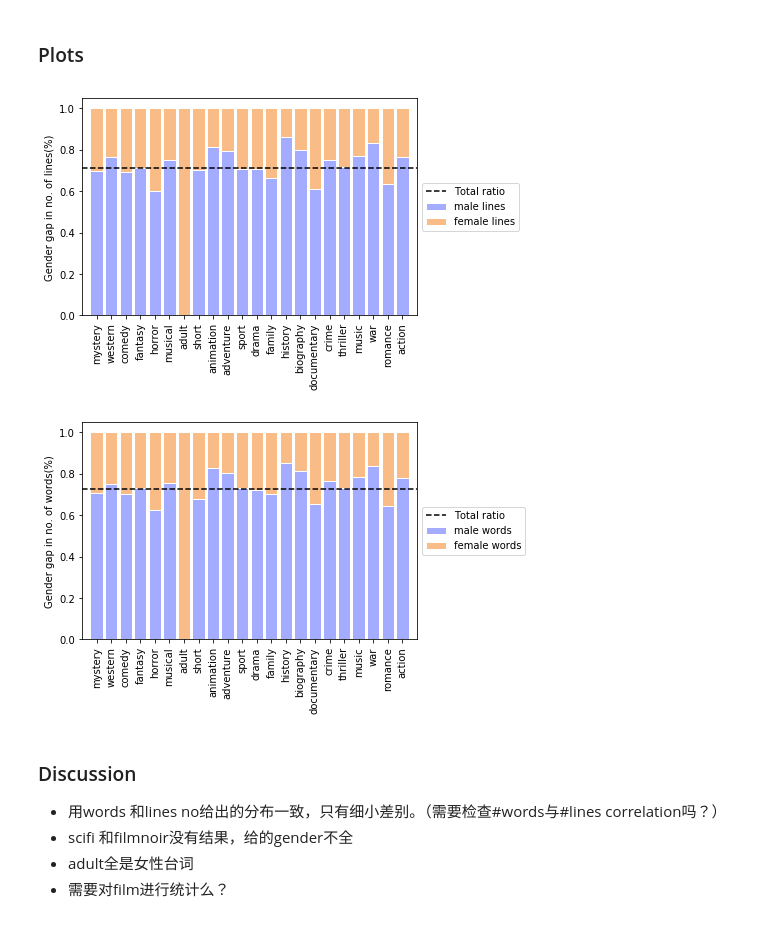
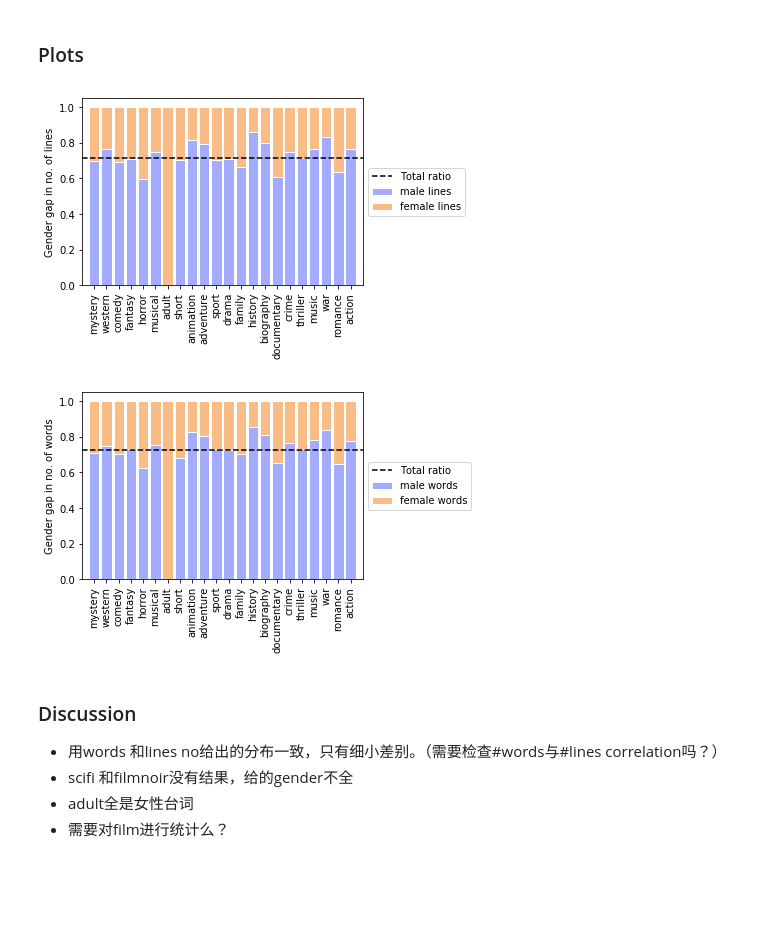
Before and after one commit to JingQian87/6998-MethodsDS, a Jupyter notebook: Project/EMDS_stats.ipynb, the cells around one changed output. Drawn from its saved outputs; the diff is of its cells as text; code cells hidden in the pictures; blank space fills up the shorter version.

```diff
--- a/Project/EMDS_stats.ipynb
+++ b/Project/EMDS_stats.ipynb
@@ -245,34 +245,38 @@ gender_comp_words
 # %%
 # plot #line gap
 import matplotlib.pyplot as plt
 female_lines = []
 male_lines = []
 total_flines, total_mlines = 0, 0
 for i in gender_comp_lines.keys():
   tmp = gender_comp_lines[i]
   total_flines += tmp[0]
   if len(tmp)>1:
     total_mlines += tmp[1]
     tmp2 = tmp[0]/(tmp[0]+tmp[1])
   else:
     tmp2 = 1
   tmp2 = tmp[0]/(tmp[0]+tmp[1])
   female_lines.append(tmp2)
   male_lines.append(1-tmp2)
 
 total = total_mlines/(total_mlines+total_flines)
 
+ax = plt.subplots
+plt.subplots_adjust(left=0.1, right=0.75, bottom=0.3, top=0.95)
 x = range(len(gender_comp_lines))
 plt.bar(x, male_lines, label='male lines', color='#a3acff', edgecolor='white', width=0.85)
 plt.bar(x, female_lines, label='female lines', bottom=male_lines, color='#f9bc86', edgecolor='white', width=0.85)
 plt.xlim(-1,22)
 plt.hlines(total, -1,22,colors='k', linestyles='--', label='Total ratio')
 plt.legend(loc='center left', bbox_to_anchor=(1, 0.5))
 plt.xticks(x, gender_comp_lines.keys(),rotation=90)
-plt.ylabel('Gender gap in no. of lines(%)')
+#plt.title('Gender gap ')
+plt.ylabel('Gender gap in no. of lines')
+plt.savefig('/content/gdrive/My Drive/EMDS/Hypo1_lines.pdf')
 plt.show()
 # %% [output]
-[figure, old version]
+[figure, new version]
 # %%
 # plot #word gap
 female_words = []
@@ -291,6 +295,8 @@ for i in gender_comp_words.keys():
 
 total = total_mwords/(total_fwords+total_mwords)
 
+ax = plt.subplots
+plt.subplots_adjust(left=0.1, right=0.75, bottom=0.3, top=0.95)
 x = range(len(gender_comp_words))
 plt.bar(x, male_words, label='male words', color='#a3acff', edgecolor='white', width=0.85)
 plt.bar(x, female_words, label='female words', bottom=male_words, color='#f9bc86', edgecolor='white', width=0.85)
@@ -298,10 +304,11 @@ plt.xlim(-1,22)
 plt.hlines(total, -1,22,colors='k', linestyles='--', label='Total ratio')
 plt.legend(loc='center left', bbox_to_anchor=(1, 0.5))
 plt.xticks(x, gender_comp_words.keys(),rotation=90)
-plt.ylabel('Gender gap in no. of words(%)')
+plt.ylabel('Gender gap in no. of words')
+plt.savefig('/content/gdrive/My Drive/EMDS/Hypo1_words.pdf')
 plt.show()
 # %% [output]
-[figure, old version]
+[figure, new version]
 # %% [markdown]
 ### Discussion
 * 用words 和lines no给出的分布一致，只有细小差别。（需要检查#words与#lines correlation吗？）
```
Also changed, not shown: parts of 26 cells of this notebook.
